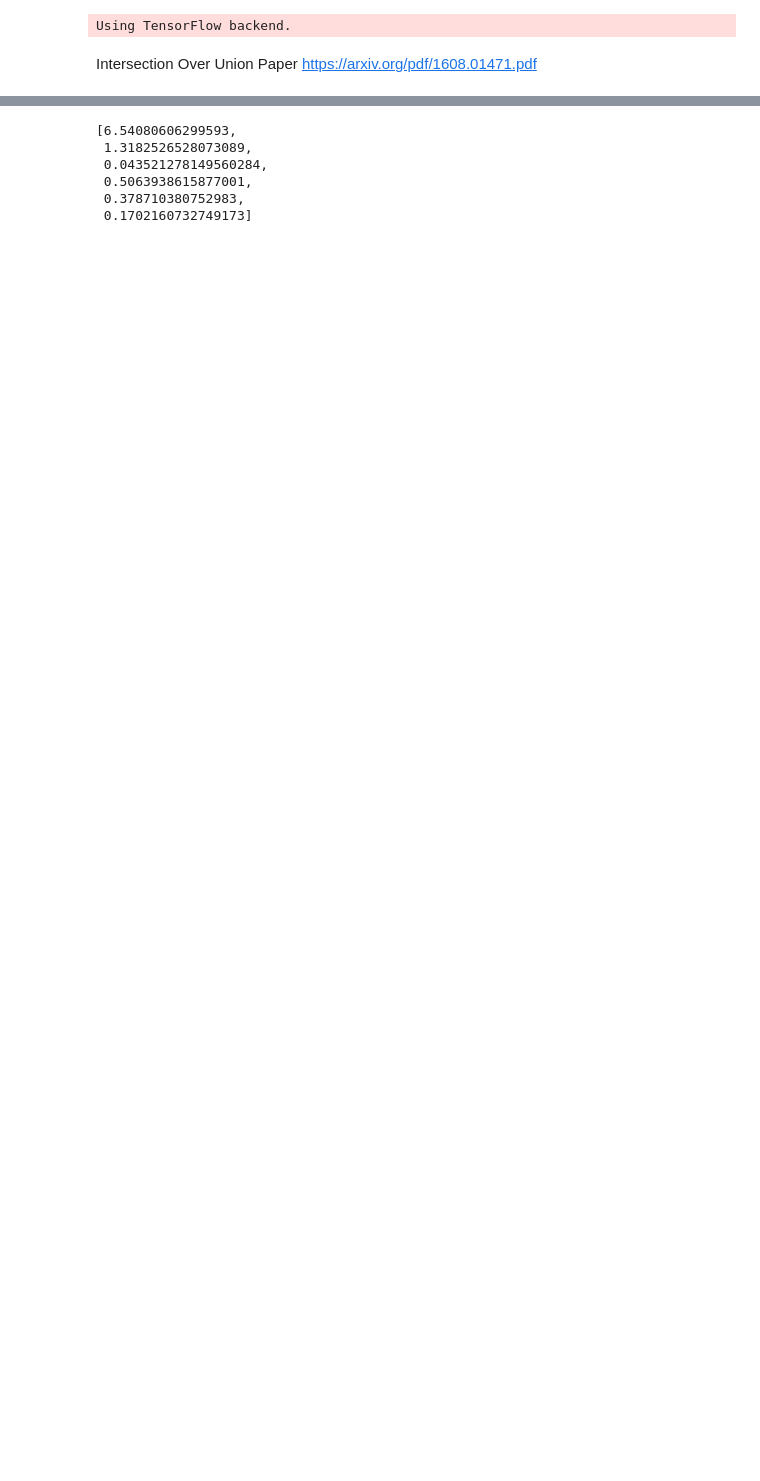
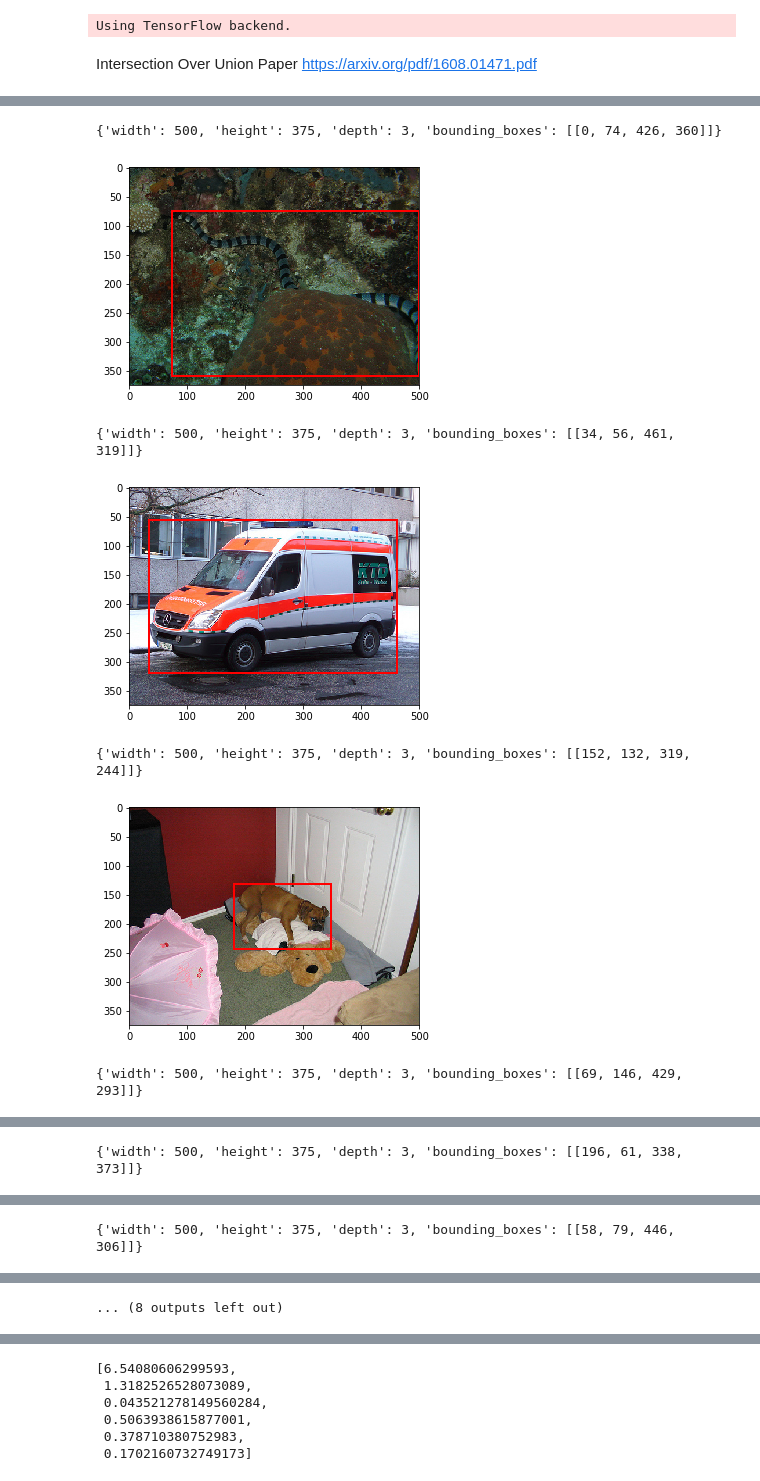
Before and after one commit to lab-ml-itba/Object-Localization, a Jupyter notebook: 3_train_model.ipynb, the cells around one changed output, grey strips where cells are left out. Cells and saved outputs as stored; diff of their text form; code cells hidden in the pictures; blank space fills up the shorter version.

```diff
--- a/3_train_model.ipynb
+++ b/3_train_model.ipynb
@@ -17,3 +17,4 @@ import matplotlib.patches as patches
 from object_loc_helper import get_class_names_map, PlotLosses
 # %%
 data_folder = 'dataset/ILSVRC/Data/CLS-LOC'
+reduced_dataset_folder = 'dataset_5_classes'
@@ -22,6 +21,9 @@ data_folder = 'dataset/ILSVRC/Data/CLS-LOC'
 # %%
-train_folder = 'reduced_dataset/images/train'
-val_folder = 'reduced_dataset/images/val'
+train_folder = reduced_dataset_folder + '/images/train'
+val_folder = reduced_dataset_folder + '/images/val'
 # %%
-annotations_dict_train = np.load('reduced_dataset/annotations_train_5_classes.npy').flat[0]
-annotations_dict_val = np.load('reduced_dataset/annotations_val_5_classes.npy').flat[0]
+annotations_dict_train = np.load(reduced_dataset_folder+'/annotations_train.npy').flat[0]
+annotations_dict_val = np.load(reduced_dataset_folder+'/annotations_val.npy').flat[0]
+# %%
+val_generator_multiple_outputs = GeneratorMultipleOutputs(annotations_dict_val, val_folder, 50, flip = 'random', get_filenames=True)
+train_generator_multiple_outputs = GeneratorMultipleOutputs(annotations_dict_train, train_folder, 64, flip = 'random')
@@ -27,0 +35,10 @@ annotations_dict_val = np.load('reduced_dataset/annotations_val_5_classes.npy').
+# %%
+plot_batch(val_generator_multiple_outputs, count = 10)
+# %% [output]
+{'width': 500, 'height': 375, 'depth': 3, 'bounding_boxes': [[0, 74, 426, 360]]}
+[figure, added]
+{'width': 500, 'height': 375, 'depth': 3, 'bounding_boxes': [[34, 56, 461, 319]]}
+[figure, added]
+{'width': 500, 'height': 375, 'depth': 3, 'bounding_boxes': [[152, 132, 319, 244]]}
+[figure, added]
+{'width': 500, 'height': 375, 'depth': 3, 'bounding_boxes': [[69, 146, 429, 293]]}
@@ -27,0 +46 @@ annotations_dict_val = np.load('reduced_dataset/annotations_val_5_classes.npy').
+{'width': 500, 'height': 375, 'depth': 3, 'bounding_boxes': [[196, 61, 338, 373]]}
@@ -27,0 +48 @@ annotations_dict_val = np.load('reduced_dataset/annotations_val_5_classes.npy').
+{'width': 500, 'height': 375, 'depth': 3, 'bounding_boxes': [[58, 79, 446, 306]]}
@@ -27,0 +50 @@ annotations_dict_val = np.load('reduced_dataset/annotations_val_5_classes.npy').
+... (8 outputs left out)
```
Also changed, not shown: parts of 14 cells of this notebook, 6 other files.
